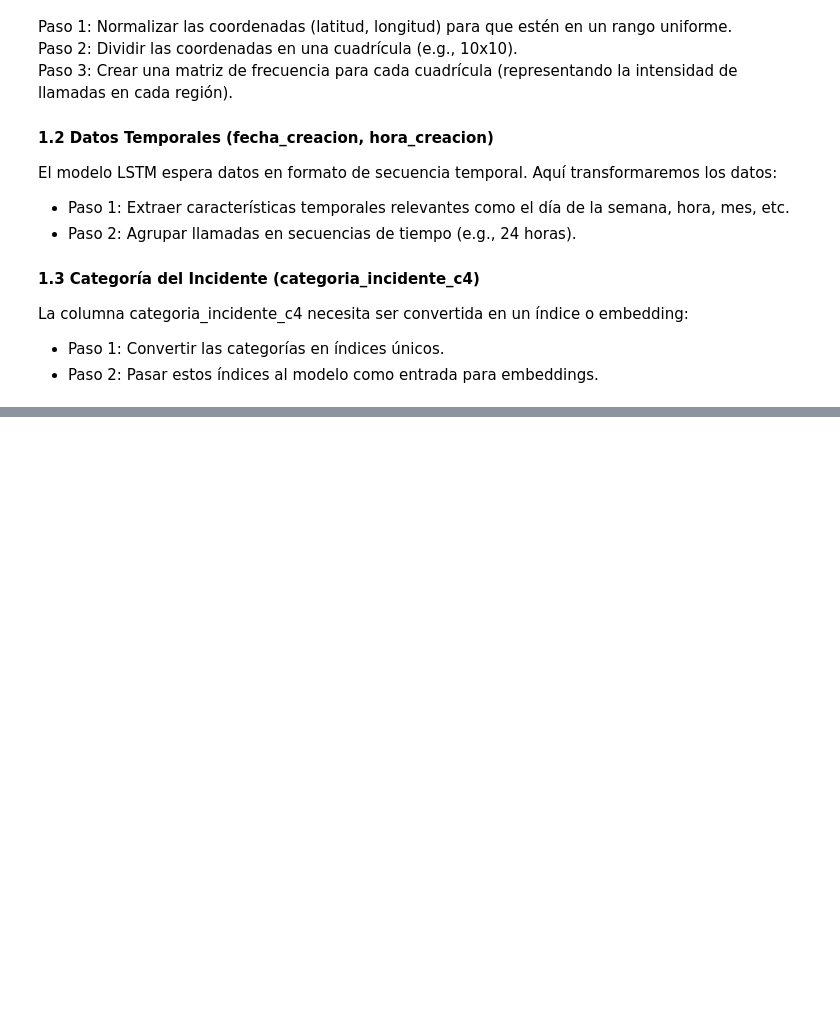
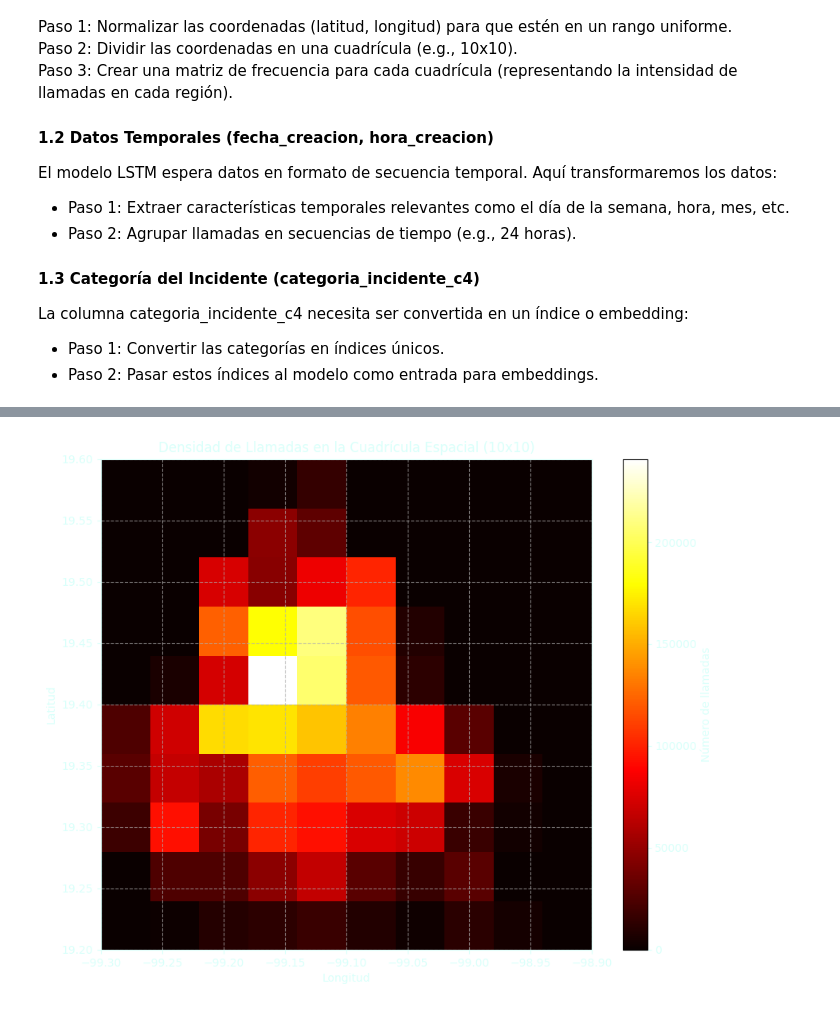
Before and after one commit to A01662203/DL_911CDMX, a Jupyter notebook: ModeloLlamadas911.ipynb, the cells around one changed output, grey strips where cells are left out. Cells and saved outputs as stored; diff of their text form; code cells hidden in the pictures; blank space fills up the shorter version.

```diff
--- a/ModeloLlamadas911.ipynb
+++ b/ModeloLlamadas911.ipynb
@@ -335,0 +389,33 @@ Epoch 10/10
+# %%
+# Graficar la densidad de llamadas en la cuadrícula
+plt.figure(figsize=(10, 8))
+im = plt.imshow(density_matrix, cmap='hot', extent=[-99.3, -98.9, 19.2, 19.6], origin='lower')
+
+# Ajustar color del texto, fondo, y cambiar la escala de colores
+plt.title('Densidad de Llamadas en la Cuadrícula Espacial (10x10)', color='#DAFFFB')
+plt.xlabel('Longitud', color='#DAFFFB')
+plt.ylabel('Latitud', color='#DAFFFB')
+
+# Cambiar el color de los ejes a #DAFFFB
+plt.gca().spines['top'].set_color('#DAFFFB')
+plt.gca().spines['bottom'].set_color('#DAFFFB')
+plt.gca().spines['left'].set_color('#DAFFFB')
+plt.gca().spines['right'].set_color('#DAFFFB')
+
+# Cambiar el color de los ticks a #DAFFFB
+plt.gca().tick_params(axis='x', colors='#DAFFFB')
+plt.gca().tick_params(axis='y', colors='#DAFFFB')
+
+# Añadir la barra de color y cambiar el color del texto
+cbar = plt.colorbar(im)
+cbar.set_label('Número de llamadas', color='#DAFFFB')
+cbar.ax.yaxis.set_tick_params(color='#DAFFFB')  # Cambiar el color de los ticks en la barra de color
+plt.setp(plt.getp(cbar.ax.axes, 'yticklabels'), color='#DAFFFB')  # Cambiar el color de las etiquetas de los ticks
+
+plt.grid(True, linestyle='--', alpha=0.7)
+
+# Guardar como PNG con fondo transparente
+plt.savefig('densidad_llamadas.png', transparent=True)
+plt.show()
+# %% [output]
+[figure, added]
```
Also changed, not shown: parts of 4 cells of this notebook, 7 other files.
